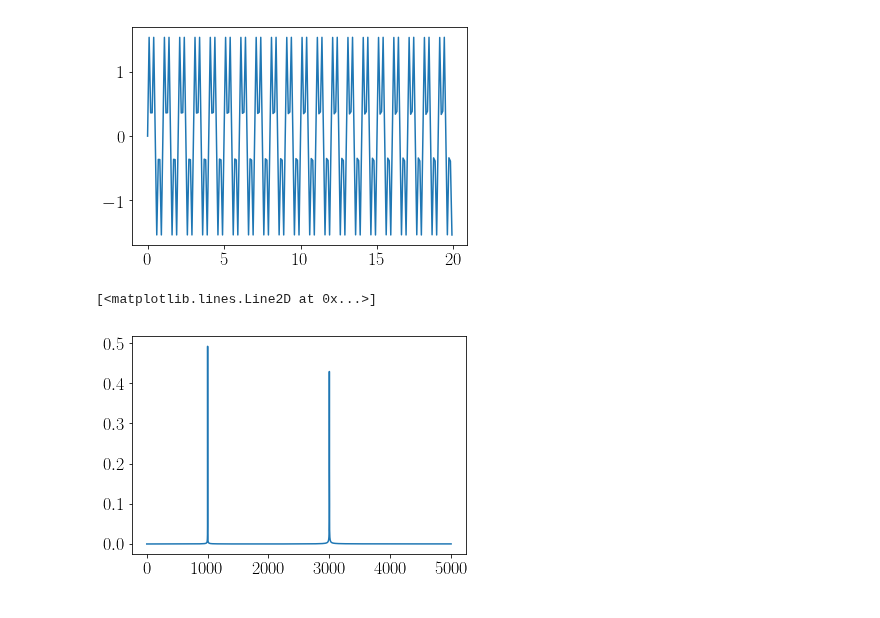
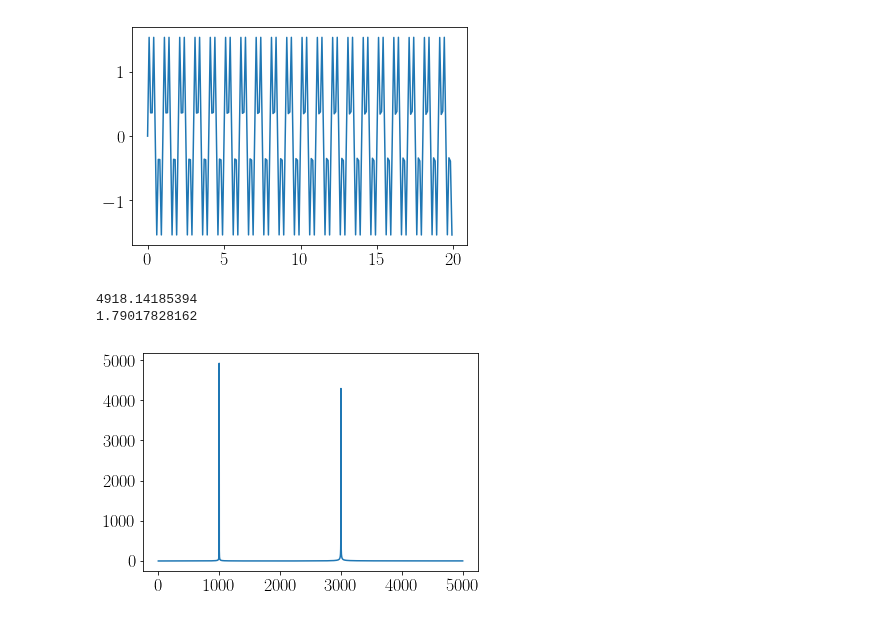
Before and after one commit to reand705/IGP, a Jupyter notebook: FourierTransform.ipynb, the cells around one changed output. Drawn from its saved outputs; the diff is of its cells as text; code cells hidden in the pictures.

```diff
--- a/FourierTransform.ipynb
+++ b/FourierTransform.ipynb
@@ -31,12 +39,18 @@ plt.plot(t[:200],x[:200])
 # %% [output]
 [<matplotlib.lines.Line2D at 0x...>]
 [figure]
-# %%
-xf = np.fft.rfft(x)
-plt.plot(np.abs(xf)/len(x))
-# %% [output]
-[<matplotlib.lines.Line2D at 0x...>]
-[figure, removed]
+# %%
+xf = np.fft.rfft(x)
+plt.plot(np.abs(xf))
+
+print(np.max(np.abs(xf)))
+print(np.median(np.abs(xf))) #Método naive: comparar as diferenças entre esses dois valores para definir o pico
+
+#O problema é que precisa ter essa estrutura de picos isolados para fazer sentido
+# %% [output]
+4918.14185394
+1.79017828162
+[figure, added]
 # %%
 #Direto do arquivo
 #plt.figure(figsize=(10,8))
```
Also changed, not shown: parts of 7 cells of this notebook.
